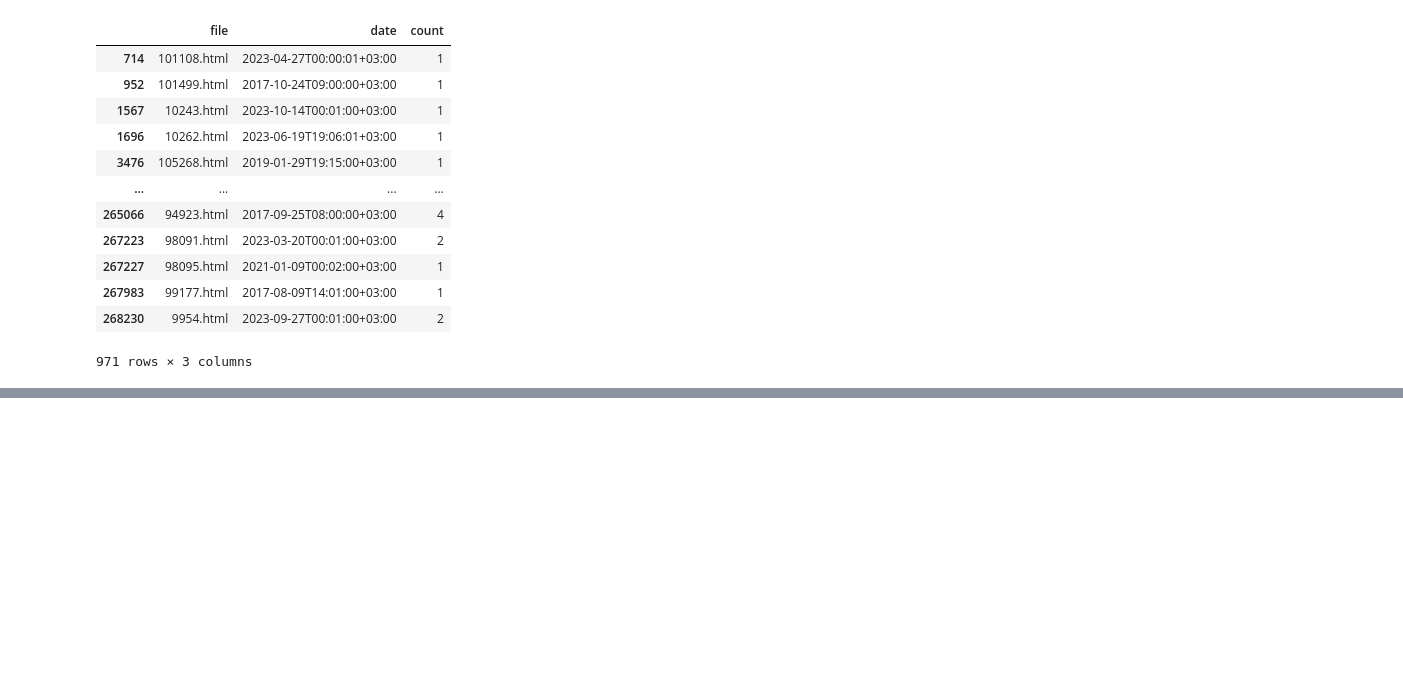
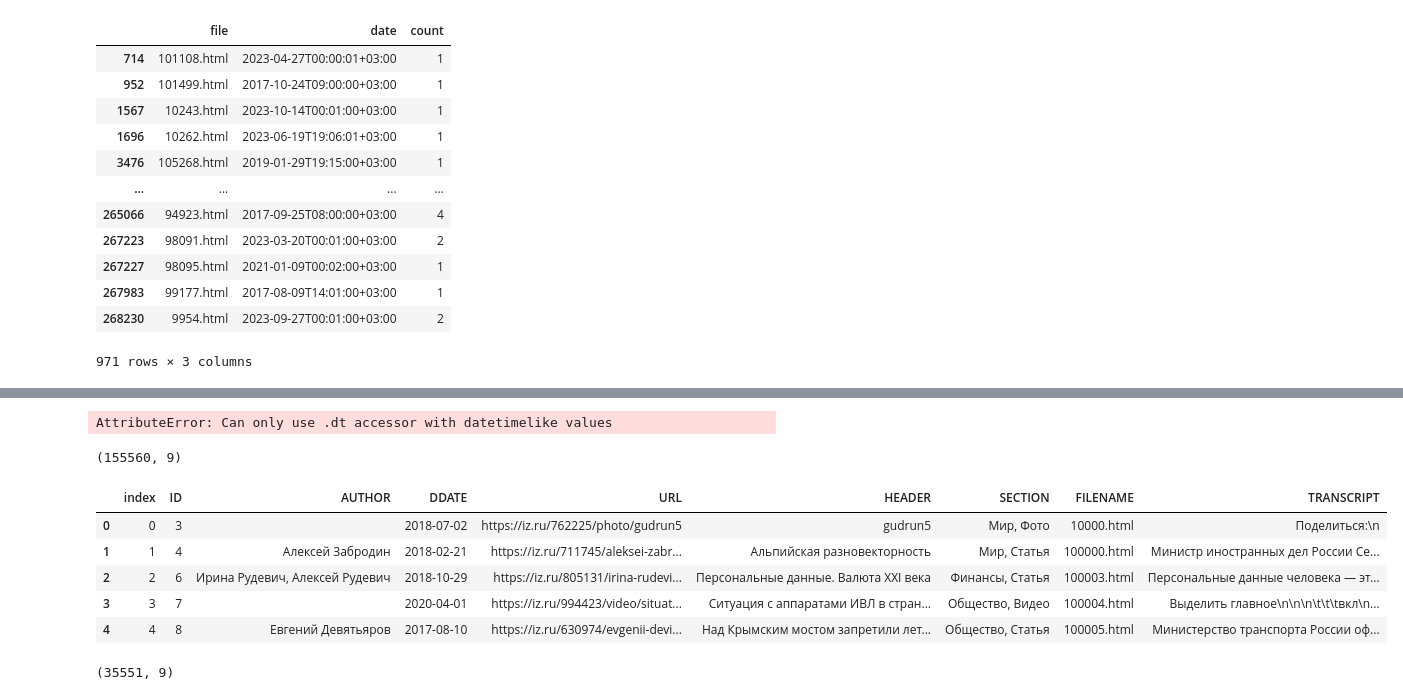
Before and after one commit to alexkobz/diplom, a Jupyter notebook: texts/izvestia/izvestia.ipynb, the cells around one changed output, grey strips where cells are left out. Cells and saved outputs as stored; diff of their text form; code cells hidden in the pictures; blank space fills up the shorter version.

```diff
--- a/Untitled1.ipynb
+++ b/texts/izvestia/izvestia.ipynb
@@ -369,3 +376,7 @@ izvestia_frame['datetime'] = izvestia_frame['date']
+# %%
+izvestia_frame['date'] = pd.to_datetime(izvestia_frame['datetime']).dt.date
+# %% [output]
+AttributeError: Can only use .dt accessor with datetimelike values
 # %%
 from gensim.models.phrases import Phrases
 # %%
@@ -372,0 +396,27 @@ df = pd.read_excel('D:/diplom main/izvestia/izvestia.xlsx')
+# %%
+conn = sqlite3.connect('D:\diplom main\diplom.db')
+cur = conn.cursor()
+df = pd.read_sql("""SELECT * FROM IZVESTIA_TEXTS0021""", conn)
+conn.close()
+pattern = re.compile('[^a-zA-Z0-9а-яА-ЯёЁ\s]+')
+stopwords_rus = nltk.corpus.stopwords.words('russian')
+
+def text_cleaner(text):
+    clean_text = ' '.join(list(filter(None, [i.strip() for i in re.sub(pattern, ' ', text).lower().split(' ') if i not in stopwords_rus])))
+    out = ' '.join([i for i in Mystem().lemmatize(clean_text) if i not in (' ', '\n')])
+    return out
+def count_democracy(text):
+    return text.count('демократия')
+# %%
+df.shape
+# %% [output]
+(155560, 9)
+# %%
+df.head()
+# %% [output]
+|  | index | ID | AUTHOR | DDATE | URL | HEADER | SECTION | FILENAME | TRANSCRIPT |
+| 0 | 0 | 3 |  | 2018-07-02 | https://iz.ru/762225/photo/gudrun5 | gudrun5 | Мир, Фото | 10000.html | Поделиться:\n |
+| 1 | 1 | 4 | Алексей Забродин | 2018-02-21 | https://iz.ru/711745/aleksei-zabr... | Альпийская разновекторность | Мир, Статья | 100000.html | Министр иностранных дел России Се... |
+| 2 | 2 | 6 | Ирина Рудевич, Алексей Рудевич | 2018-10-29 | https://iz.ru/805131/irina-rudevi... | Персональные данные. Валюта XXI века | Финансы, Статья | 100003.html | Персональные данные человека — эт... |
+| 3 | 3 | 7 |  | 2020-04-01 | https://iz.ru/994423/video/situat... | Ситуация с аппаратами ИВЛ в стран... | Общество, Видео | 100004.html | Выделить главное\n\n\n\t\t\tвкл\n... |
+| 4 | 4 | 8 | Евгений Девятьяров | 2017-08-10 | https://iz.ru/630974/evgenii-devi... | Над Крымским мостом запретили лет... | Общество, Статья | 100005.html | Министерство транспорта России оф... |
@@ -372,0 +425,4 @@ df = pd.read_excel('D:/diplom main/izvestia/izvestia.xlsx')
+# %%
+dfArticles.shape
+# %% [output]
+(35551, 9)
```
Also changed, not shown: parts of 35 cells of this notebook, 28 other files.
